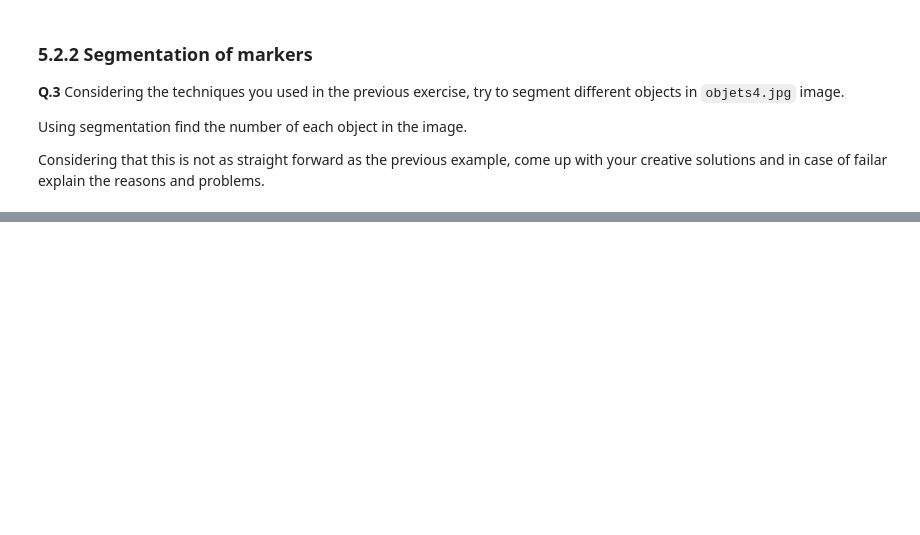
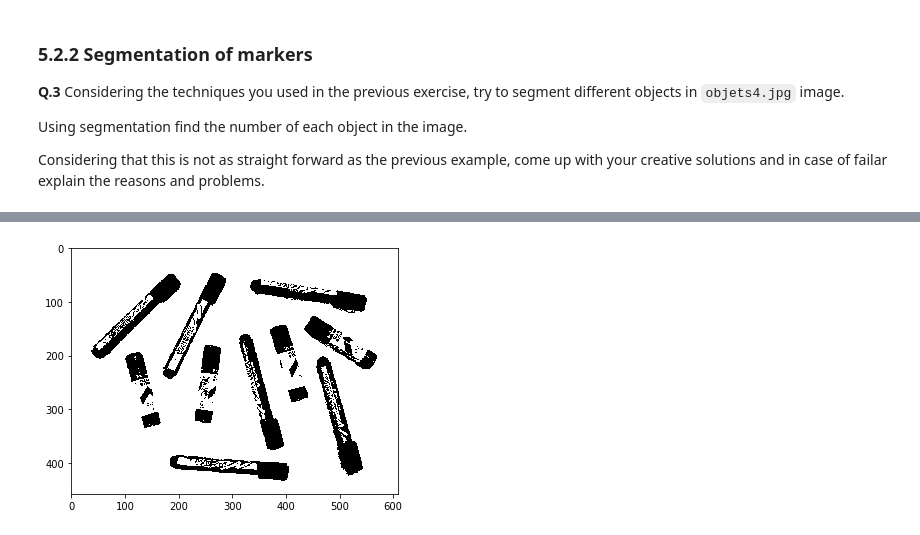
Before and after one commit to lavsen25/B31XB-IIP-TP-1718, a Jupyter notebook: 5-morpho-segmentation/5-morpho-segmentation.ipynb, the cells around one changed output, grey strips where cells are left out. Drawn from its saved outputs; the diff is of its cells as text; code cells hidden in the pictures; blank space fills up the shorter version.

```diff
--- a/5-morpho-segmentation/5-morpho-segmentation.ipynb
+++ b/5-morpho-segmentation/5-morpho-segmentation.ipynb
@@ -171,0 +200,7 @@ Considering that this is not as straight forward as the previous example, come u
+# %%
+thresh_marker = filters.threshold_otsu(marker_im)
+new_marker=marker_im>=thresh_marker
+io.imshow(new_marker)
+plt.show()
+# %% [output]
+[figure, added]
```
Also changed, not shown: parts of 9 cells of this notebook.
